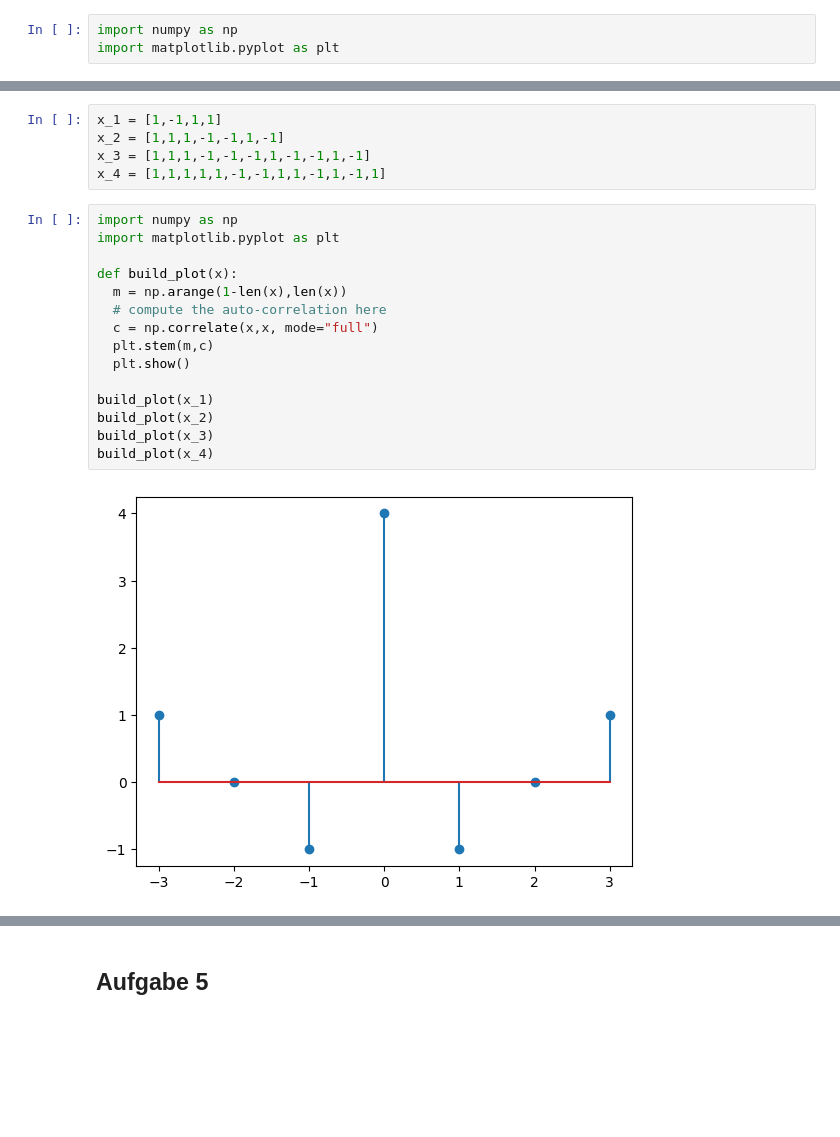
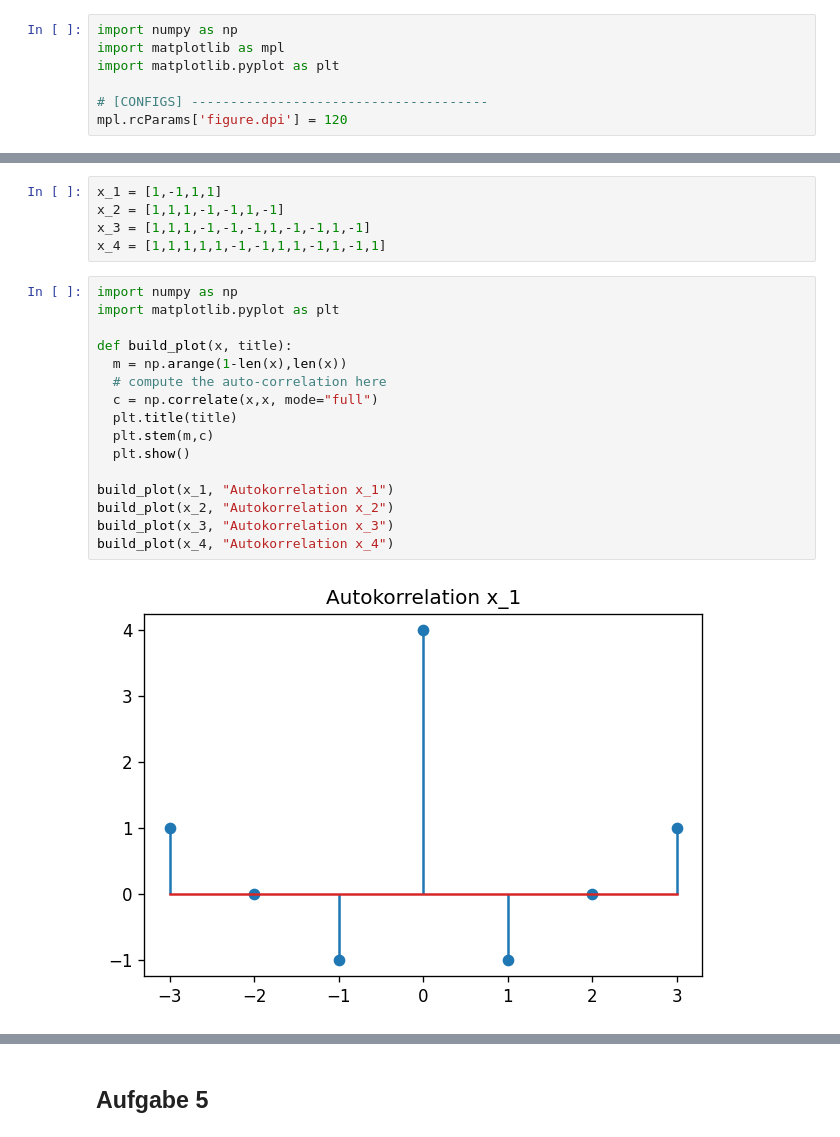
Before and after one commit to joelvonrotz/BSc-electrical-engineering, a Jupyter notebook: semester 3/sus/aufgaben1.ipynb, the cells around one changed output, grey strips where cells are left out. Drawn from its saved outputs; the diff is of its cells as text; blank space fills up the shorter version.

```diff
--- a/semester 3/sus/aufgaben1.ipynb
+++ b/semester 3/sus/aufgaben1.ipynb
@@ -2,7 +2,11 @@
 # Aufgaben zum Kapitel *Einführung*
 # %%
 import numpy as np
+import matplotlib as mpl
 import matplotlib.pyplot as plt
+
+# [CONFIGS] --------------------------------------
+mpl.rcParams['figure.dpi'] = 120
 # %% [markdown]
 ## Aufgabe 1
 # %% [markdown]
@@ -70,17 +74,18 @@ x_4 = [1,1,1,1,1,-1,-1,1,1,-1,1,-1,1]
 # %%
 import numpy as np
 import matplotlib.pyplot as plt
 
-def build_plot(x):
+def build_plot(x, title):
   m = np.arange(1-len(x),len(x))
   # compute the auto-correlation here
   c = np.correlate(x,x, mode="full")
+  plt.title(title)
   plt.stem(m,c)
   plt.show()
 
-build_plot(x_1)
-build_plot(x_2)
-build_plot(x_3)
-build_plot(x_4)
+build_plot(x_1, "Autokorrelation x_1")
+build_plot(x_2, "Autokorrelation x_2")
+build_plot(x_3, "Autokorrelation x_3")
+build_plot(x_4, "Autokorrelation x_4")
 # %% [output]
-[figure, old version]
+[figure, new version]
```
Also changed, not shown: parts of 6 cells of this notebook, 9 other files.
